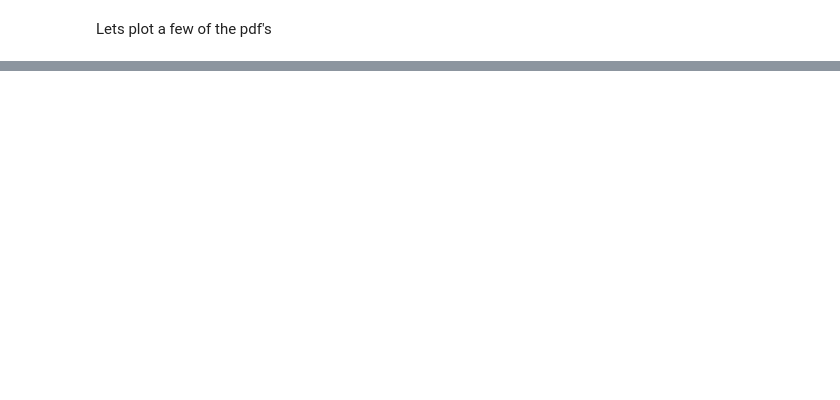
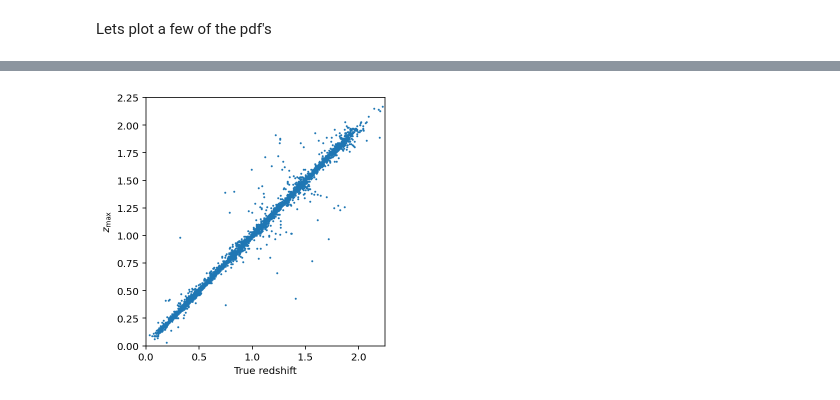
Before and after one commit to LSSTDESC/rail_attic, a Jupyter notebook: rail/creation/creation_demo.ipynb, the cells around one changed output, grey strips where cells are left out. Cells and saved outputs as stored; diff of their text form; code cells hidden in the pictures; blank space fills up the shorter version.

```diff
--- a/rail/creation/creation_demo.ipynb
+++ b/rail/creation/creation_demo.ipynb
@@ -100,0 +107,14 @@ fig.savefig('plots/conditional_prob_12.pdf')
+# %%
+maxes = []
+for pz in samples_wPDF['pdf']:
+    maxes.append(samples_wPDF.attrs['pdf_z'][pz.argmax()])
+# %%
+fig,ax = plt.subplots(figsize=(4,4), constrained_layout=True)
+ax.scatter(samples_wPDF['redshift'], maxes, s=1)
+ax.set_xlabel('True redshift')
+ax.set_ylabel('$z_\mathrm{max}$')
+ax.set_xlim(0,2.25)
+ax.set_ylim(0,2.25)
+fig.savefig('plots/zmax_vs_redshift.pdf')
+# %% [output]
+[figure, added]
```
Also changed, not shown: parts of 10 cells of this notebook, 2 other files.
